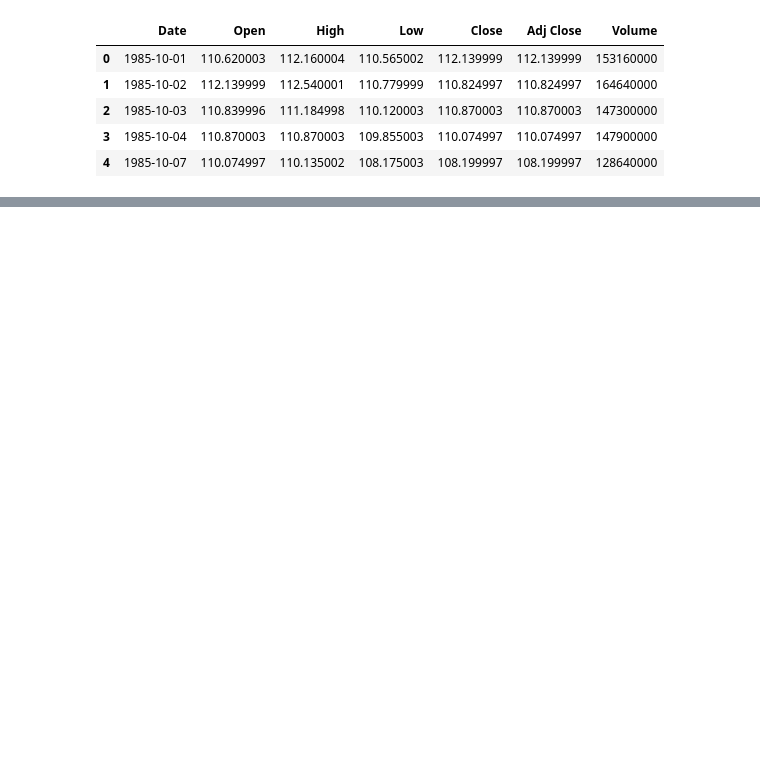
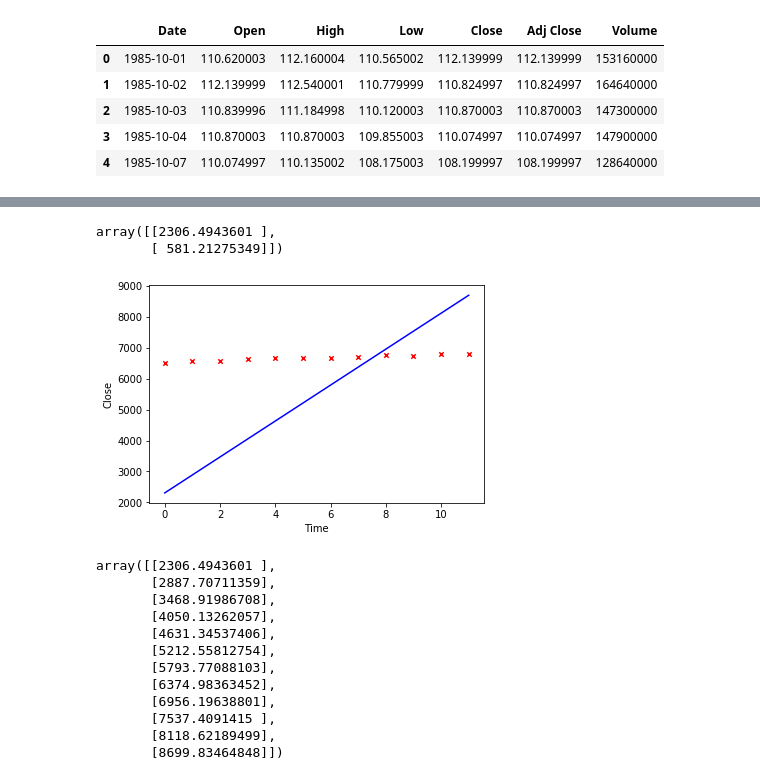
Before and after one commit to danielboloc/ML_PROJECTS, a Jupyter notebook: LinearRegression/PredictStockPrices/PredictStockPrices.ipynb, the cells around one changed output, grey strips where cells are left out. Drawn from its saved outputs; the diff is of its cells as text; code cells hidden in the pictures; blank space fills up the shorter version.

```diff
--- a/LinearRegression/PredictStockPrices/PredictStockPrices.ipynb
+++ b/LinearRegression/PredictStockPrices/PredictStockPrices.ipynb
@@ -86,0 +69,6 @@ Date
+# %%
+#nqTest.insert(1, 'My 2nd new column', 'default value 2')
+l = [float(n) for n in range(12)]
+nqTest.insert(1, 'Time', l)
+#nqTest.drop(columns='My 2nd new column', axis=1)
+nqTest
@@ -86,0 +129,51 @@ Date
+# %%
+# define the Gradient Descent
+def gradientDescent(X, y, theta, alpha, num_iters):
+    m = len(y)
+    J_history = []
+
+    for i in range(num_iters):
+        # Here we multiply a matrix of 97x2 · 2x1. The result will be a vector 'h' of dimensions 97x1.
+        h = X.dot(theta)
+        # 'X' has dimension 97x2 and '(h-y)' 97x1. To multiply, we need to transpose 'X' and we get dimension 2x97.
+        # Will do a multiplication of 2x97 · 97x1. The result will have dims of 2x1.
+        error = np.dot(X.transpose(),(h - y))
+        # Complete the descent including 'aplha' and '1/m'
+        descent = alpha * 1/m * error
+        # Update the theta vector
+        theta -= descent
+        # Compute Cost Function
+        J_history.append(computeCost(X,y,theta))
+    return theta, J_history
+# %%
+# ufunc 'subtract' output (typecode 'O') could not be coerced to provided output parameter (typecode 'd') according to the casting rule ''same_kind''
+theta, J_history = gradientDescent(X, y, theta, alpha, iterations)
+# Error because of distinct types
+# Fix for X and y -> X = np.array(X, dtype=np.float64); y = np.array(y, dtype=np.float64)
+theta
+# %% [output]
+array([[2306.4943601 ],
+       [ 581.21275349]])
+# %%
+f = lambda x: theta[0] + theta[1]*x
+x = np.array(nqTest['Time'])
+ys = [f(i) for i in x]
+nqTest.plot(kind='scatter', x='Time', y='Close', marker='x', color='r')
+plt.plot(x, ys, c="blue")
+plt.show()
+ys = np.array(ys, dtype=np.float64)
+ys
+# %% [output]
+[figure, added]
+array([[2306.4943601 ],
+       [2887.70711359],
+       [3468.91986708],
+       [4050.13262057],
+       [4631.34537406],
+       [5212.55812754],
+       [5793.77088103],
+       [6374.98363452],
+       [6956.19638801],
+       [7537.4091415 ],
+       [8118.62189499],
+       [8699.83464848]])
```
Also changed, not shown: parts of 6 cells of this notebook.
